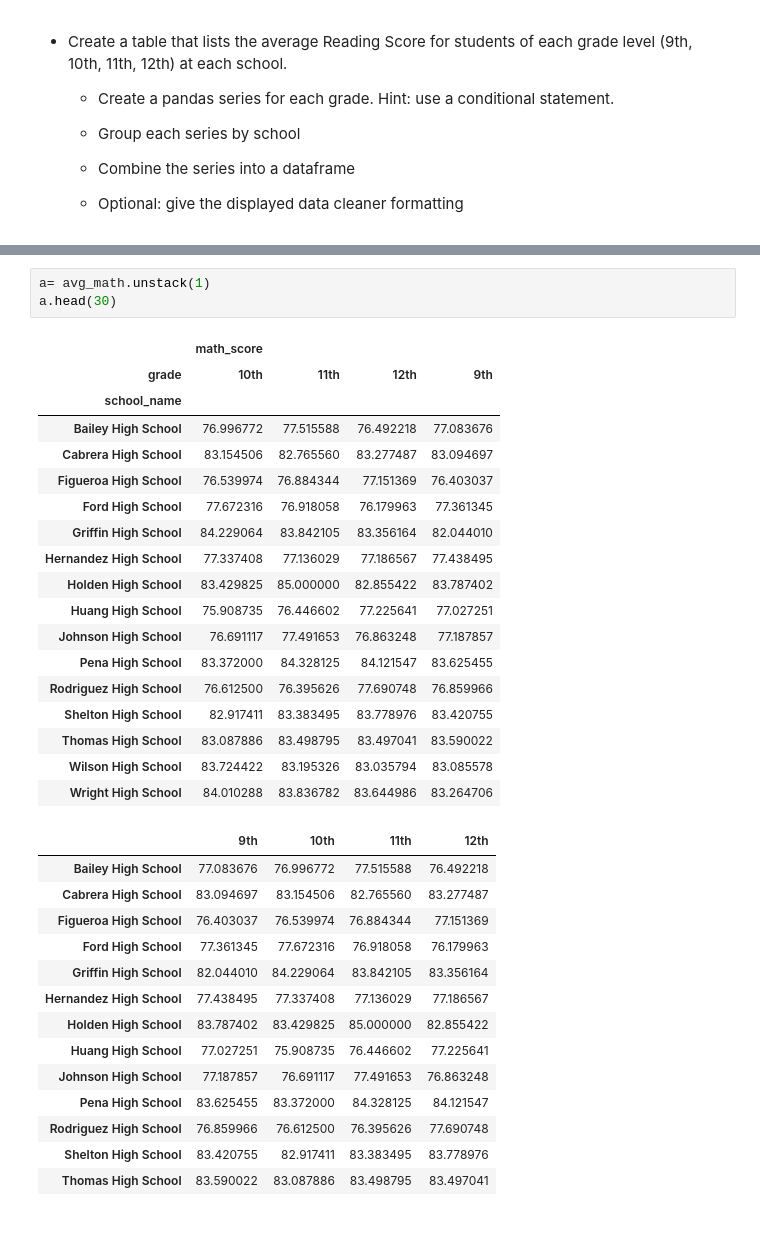
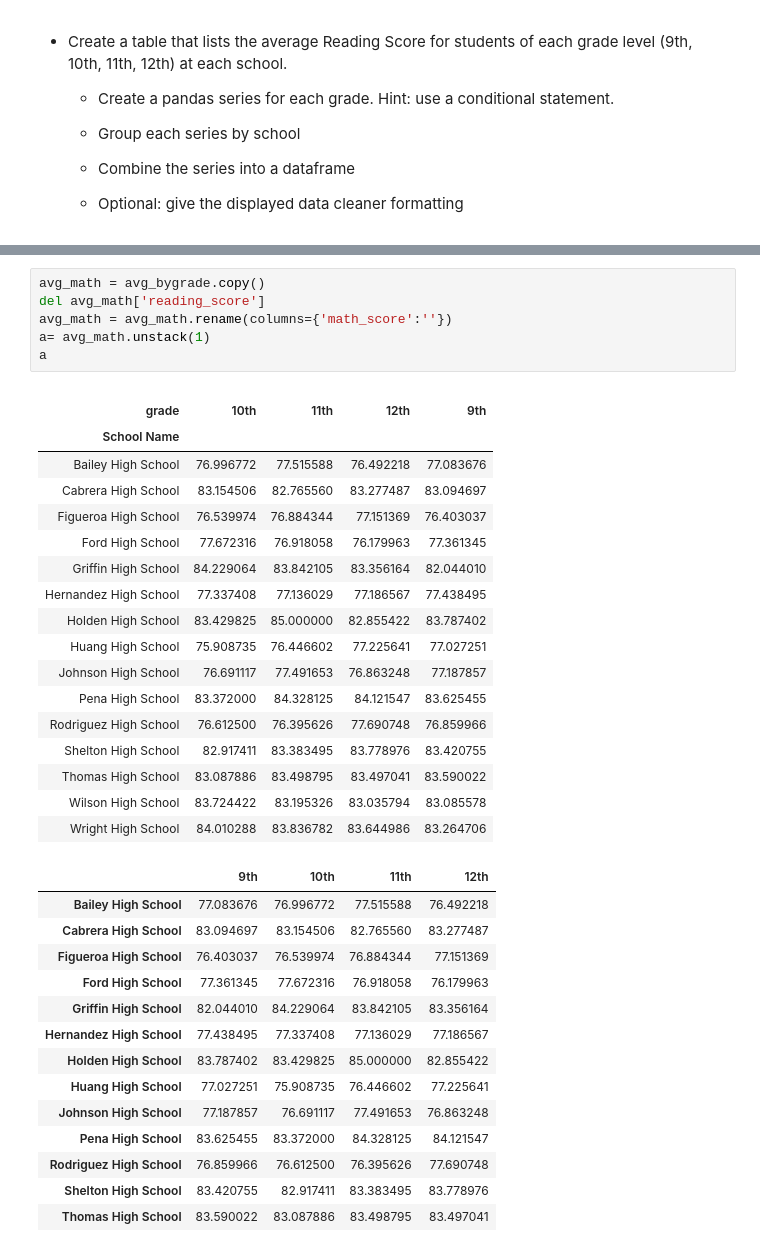
Before and after one commit to jtpeters963/panda-challenge, a Jupyter notebook: PyCitySchools/PyCitySchools_starter.ipynb, the cells around one changed output, grey strips where cells are left out. Cells and saved outputs as stored; diff of their text form.

```diff
--- a/PyCitySchools/PyCitySchools_starter.ipynb
+++ b/PyCitySchools/PyCitySchools_starter.ipynb
@@ -197,25 +193,28 @@ del avg_math['reading_score']
-# %%
-a= avg_math.unstack(1)
-a.head(30)
-# %% [output]
-|  | math_score |  |  |  |
-| grade | 10th | 11th | 12th | 9th |
-| school_name |  |  |  |  |
-| Bailey High School | 76.996772 | 77.515588 | 76.492218 | 77.083676 |
-| Cabrera High School | 83.154506 | 82.765560 | 83.277487 | 83.094697 |
-| Figueroa High School | 76.539974 | 76.884344 | 77.151369 | 76.403037 |
-| Ford High School | 77.672316 | 76.918058 | 76.179963 | 77.361345 |
-| Griffin High School | 84.229064 | 83.842105 | 83.356164 | 82.044010 |
-| Hernandez High School | 77.337408 | 77.136029 | 77.186567 | 77.438495 |
-| Holden High School | 83.429825 | 85.000000 | 82.855422 | 83.787402 |
-| Huang High School | 75.908735 | 76.446602 | 77.225641 | 77.027251 |
-| Johnson High School | 76.691117 | 77.491653 | 76.863248 | 77.187857 |
-| Pena High School | 83.372000 | 84.328125 | 84.121547 | 83.625455 |
-| Rodriguez High School | 76.612500 | 76.395626 | 77.690748 | 76.859966 |
-| Shelton High School | 82.917411 | 83.383495 | 83.778976 | 83.420755 |
-| Thomas High School | 83.087886 | 83.498795 | 83.497041 | 83.590022 |
-| Wilson High School | 83.724422 | 83.195326 | 83.035794 | 83.085578 |
-| Wright High School | 84.010288 | 83.836782 | 83.644986 | 83.264706 |
+# %%
+avg_math = avg_bygrade.copy()
+del avg_math['reading_score']
+avg_math = avg_math.rename(columns={'math_score':''})
+a= avg_math.unstack(1)
+a
+# %% [output]
+|  |  |  |  |  |
+| grade | 10th | 11th | 12th | 9th |
+| School Name |  |  |  |  |
+| Bailey High School | 76.996772 | 77.515588 | 76.492218 | 77.083676 |
+| Cabrera High School | 83.154506 | 82.765560 | 83.277487 | 83.094697 |
+| Figueroa High School | 76.539974 | 76.884344 | 77.151369 | 76.403037 |
+| Ford High School | 77.672316 | 76.918058 | 76.179963 | 77.361345 |
+| Griffin High School | 84.229064 | 83.842105 | 83.356164 | 82.044010 |
+| Hernandez High School | 77.337408 | 77.136029 | 77.186567 | 77.438495 |
+| Holden High School | 83.429825 | 85.000000 | 82.855422 | 83.787402 |
+| Huang High School | 75.908735 | 76.446602 | 77.225641 | 77.027251 |
+| Johnson High School | 76.691117 | 77.491653 | 76.863248 | 77.187857 |
+| Pena High School | 83.372000 | 84.328125 | 84.121547 | 83.625455 |
+| Rodriguez High School | 76.612500 | 76.395626 | 77.690748 | 76.859966 |
+| Shelton High School | 82.917411 | 83.383495 | 83.778976 | 83.420755 |
+| Thomas High School | 83.087886 | 83.498795 | 83.497041 | 83.590022 |
+| Wilson High School | 83.724422 | 83.195326 | 83.035794 | 83.085578 |
+| Wright High School | 84.010288 | 83.836782 | 83.644986 | 83.264706 |
 # %%
 # %% [output]
 |  | 9th | 10th | 11th | 12th |
```
Also changed, not shown: parts of 12 cells of this notebook.
